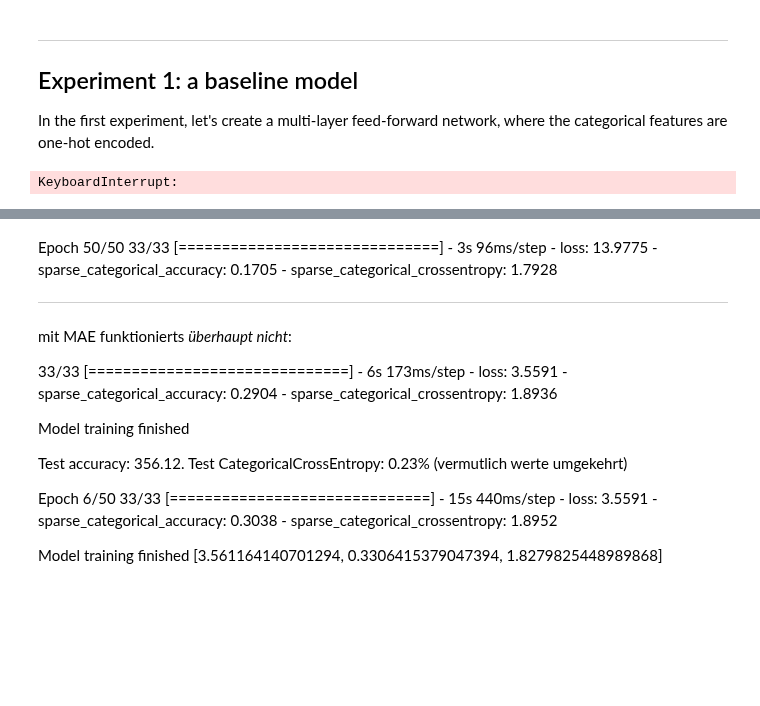
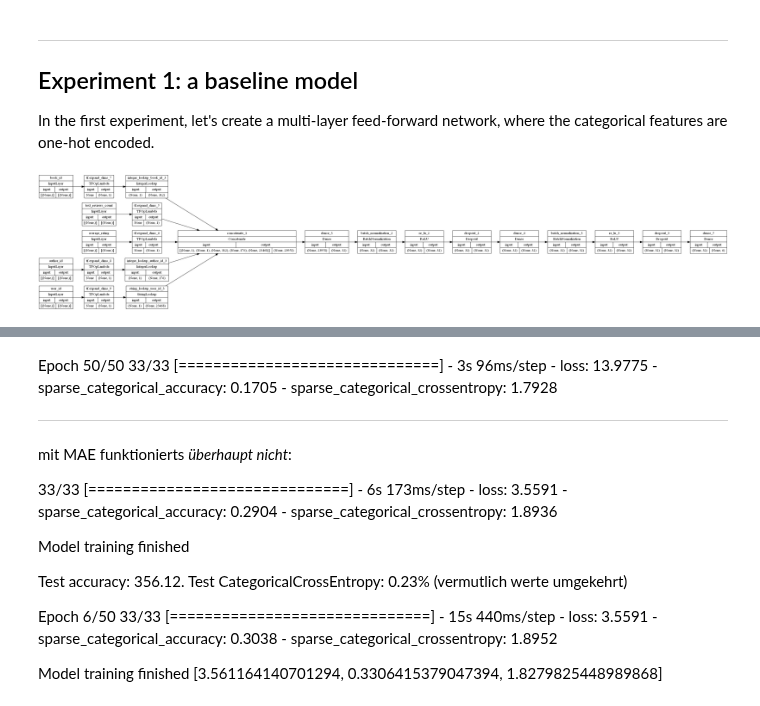
Before and after one commit to simon376/ds-recommender-project, a Jupyter notebook: keras_dcn.ipynb, the cells around one changed output, grey strips where cells are left out. Cells and saved outputs as stored; diff of their text form; code cells hidden in the pictures; blank space fills up the shorter version.

```diff
--- a/keras_dcn.ipynb
+++ b/keras_dcn.ipynb
@@ -271,24 +308,24 @@ In the first experiment, let's create a multi-layer feed-forward network, where
 # %%
 def create_baseline_model():
     inputs = create_model_inputs()
     features = encode_inputs(inputs)
 
     for units in hidden_units:
         features = layers.Dense(units)(features)
         features = layers.BatchNormalization()(features)
         features = layers.ReLU()(features)
         features = layers.Dropout(dropout_rate)(features)
 
     outputs = layers.Dense(units=NUM_CLASSES, activation="softmax")(features)
-    model = keras.Model(inputs=inputs, outputs=outputs)
+    model = keras.Model(inputs=inputs, outputs=outputs, name="baseline_model")
     return model
 
 
 baseline_model = create_baseline_model()
 plot_fn = os.path.join("./logs/model_plots/", "baseline_model_" + datetime.datetime.now().strftime("%Y%m%d-%H%M%S") + ".png")
 keras.utils.plot_model(baseline_model, to_file=plot_fn, show_shapes=True, rankdir="LR")
 # %% [output]
-KeyboardInterrupt:
+[figure, added]
 # %%
 run_experiment(baseline_model)
 # %% [output]
```
Also changed, not shown: parts of 17 cells of this notebook.
